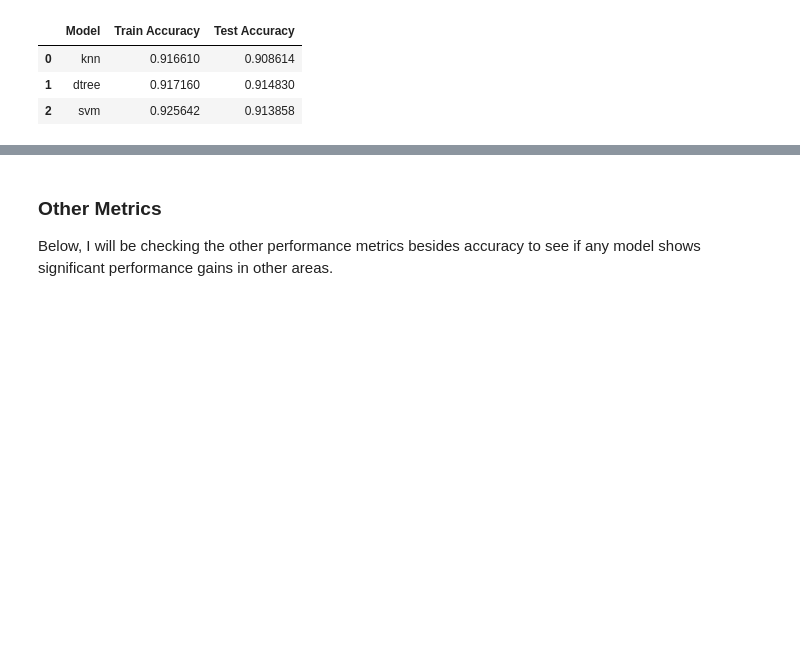
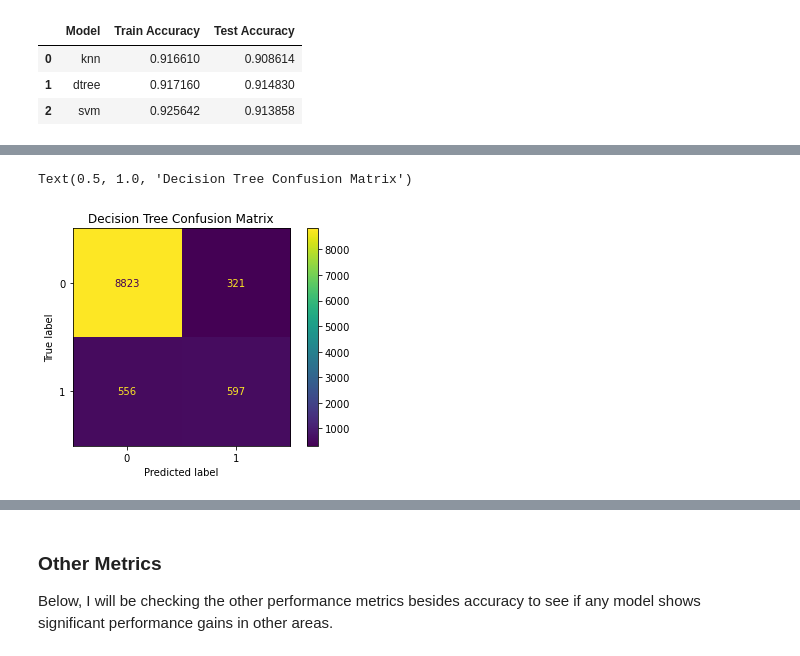
Before and after one commit to Naknak360/comparing_classifiers, a Jupyter notebook: prompt_III.ipynb, the cells around one changed output, grey strips where cells are left out. Cells and saved outputs as stored; diff of their text form; code cells hidden in the pictures; blank space fills up the shorter version.

```diff
--- a/prompt_III.ipynb
+++ b/prompt_III.ipynb
@@ -378,0 +386,6 @@ comparisons_grid
+# %%
+ConfusionMatrixDisplay(confusion_matrix(y_test, dtree_grid_test_preds)).plot()
+plt.title("Decision Tree Confusion Matrix")
+# %% [output]
+Text(0.5, 1.0, 'Decision Tree Confusion Matrix')
+[figure, added]
```
Also changed, not shown: parts of 7 cells of this notebook, 7 other files.
